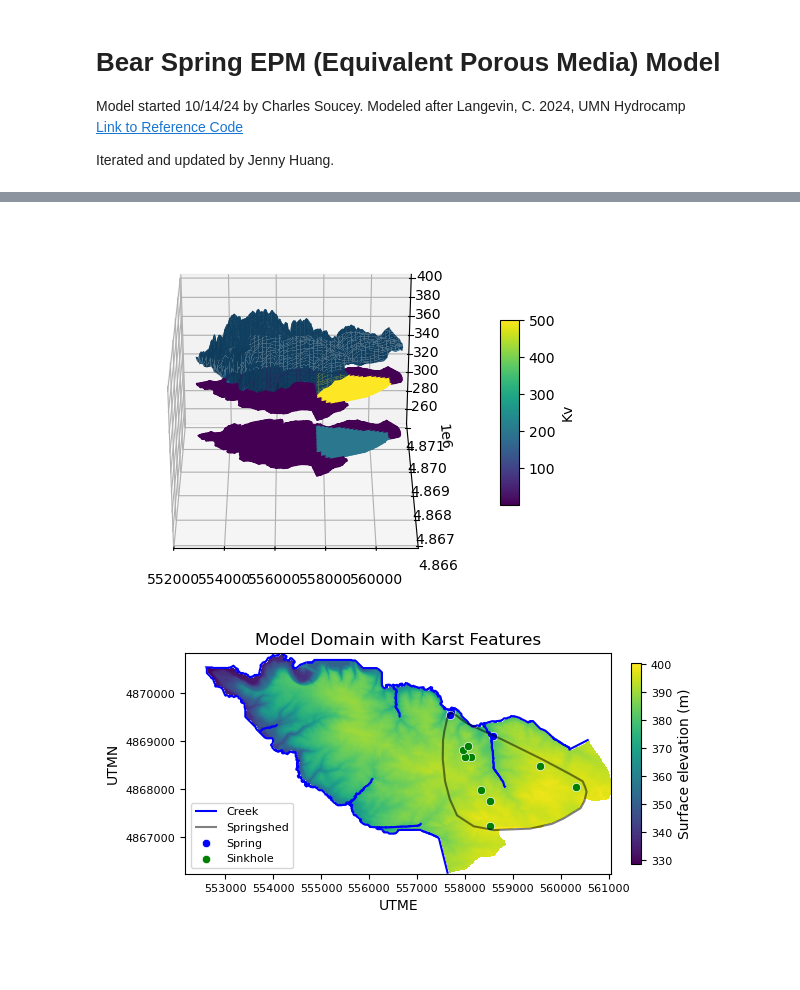
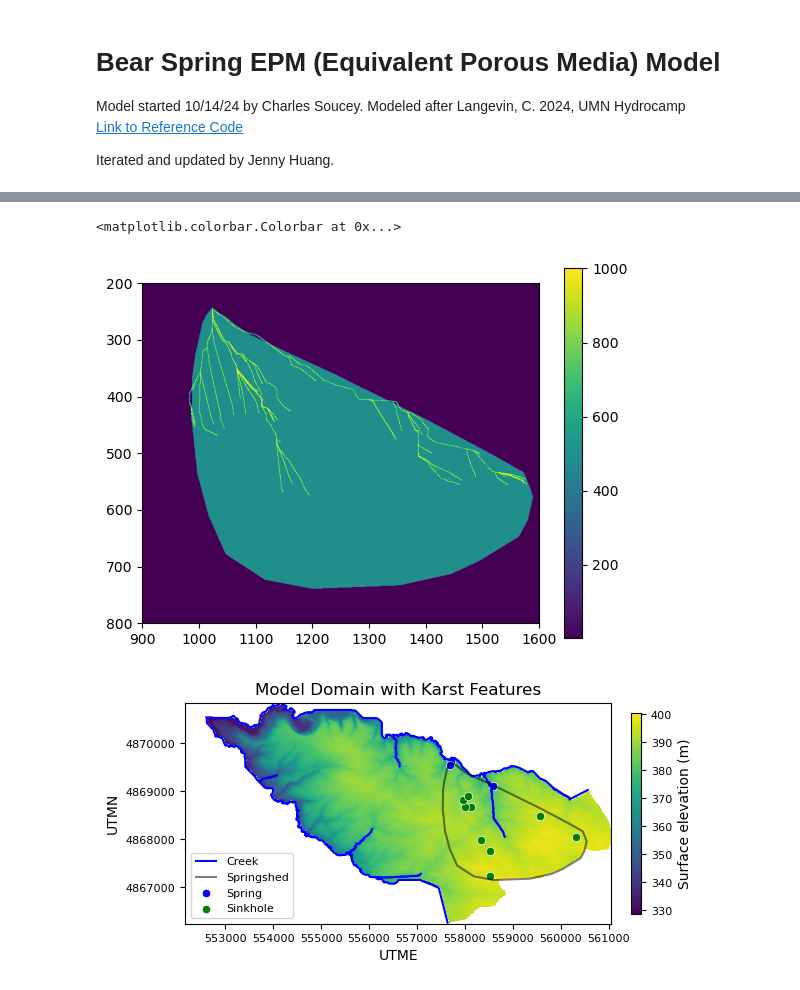
Before and after one commit to jhuang523/UMNBearSpring, a Jupyter notebook: EPM/steady_state/EPM.ipynb, the cells around one changed output, grey strips where cells are left out. Drawn from its saved outputs; the diff is of its cells as text; code cells hidden in the pictures; blank space fills up the shorter version.

Commit message:
conduits

```diff
--- a/EPM/steady_state/EPM.ipynb
+++ b/EPM/steady_state/EPM.ipynb
@@ -91,6 +73,4 @@ updated 186270 cells with Kh = 200Kv = 200
 # %%
-springshed_idx = map_geometry_to_grid(test.springshed.geometry, test.nrow, test.ncol, test.delr, test.delc, test.total_bounds[0], test.total_bounds[3])
-springshed_idx = np.hstack([np.zeros((springshed_idx.shape[0], 1)), springshed_idx])
-
-test.set_K_values(springshed_idx, Kh = 100, Kv = 100)
+test.import_conduit_network(verbose = True)
+test.set_conduit_K_vals(verbose = True)
 # %% [output]
@@ -98,8 +83,11 @@ updated 186270 cells with Kh = 100Kv = 100
 # %%
-test.plot_model_grid_layers(test.Kv_vals, azim = 270, elev = 30, cmap = 'viridis', var_name = 'Kv')
-# plt.savefig('../../../figs/multilayer_domain.png', bbox_inches = 'tight')
+plt.imshow(test.Kh_vals[0])
+plt.xlim(900, 1600)
+plt.ylim(800, 200)
+plt.colorbar()
 # %% [output]
+<matplotlib.colorbar.Colorbar at 0x...>
-[figure, old version]
+[figure, new version]
 # %%
 fig, ax = plt.subplots()
 plt.imshow(np.ma.masked_where(test.idomain[0] == 0, test.dem_grid), extent = [test.total_bounds[0], test.total_bounds[2], test.total_bounds[1], test.total_bounds[3]])
```
Also changed, not shown: parts of 16 cells of this notebook, 24 other files.
